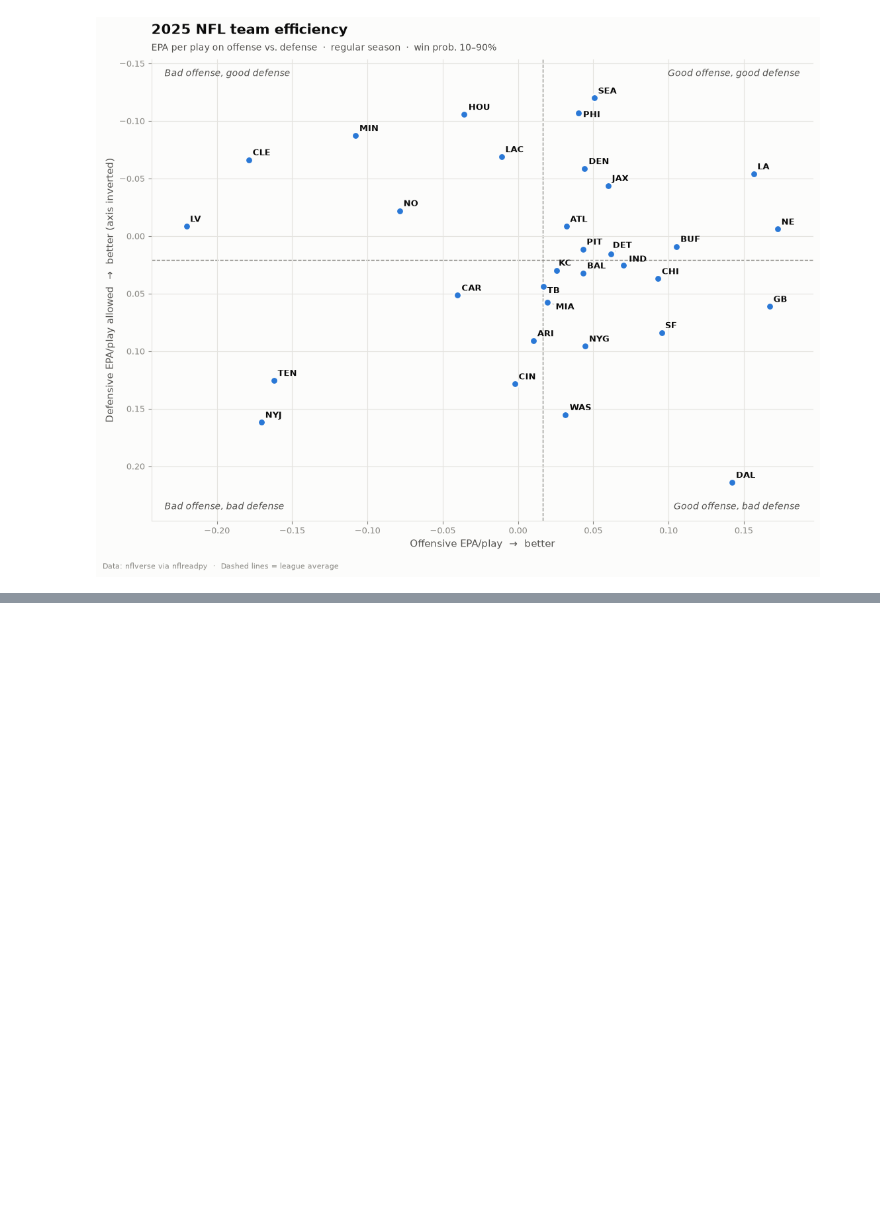
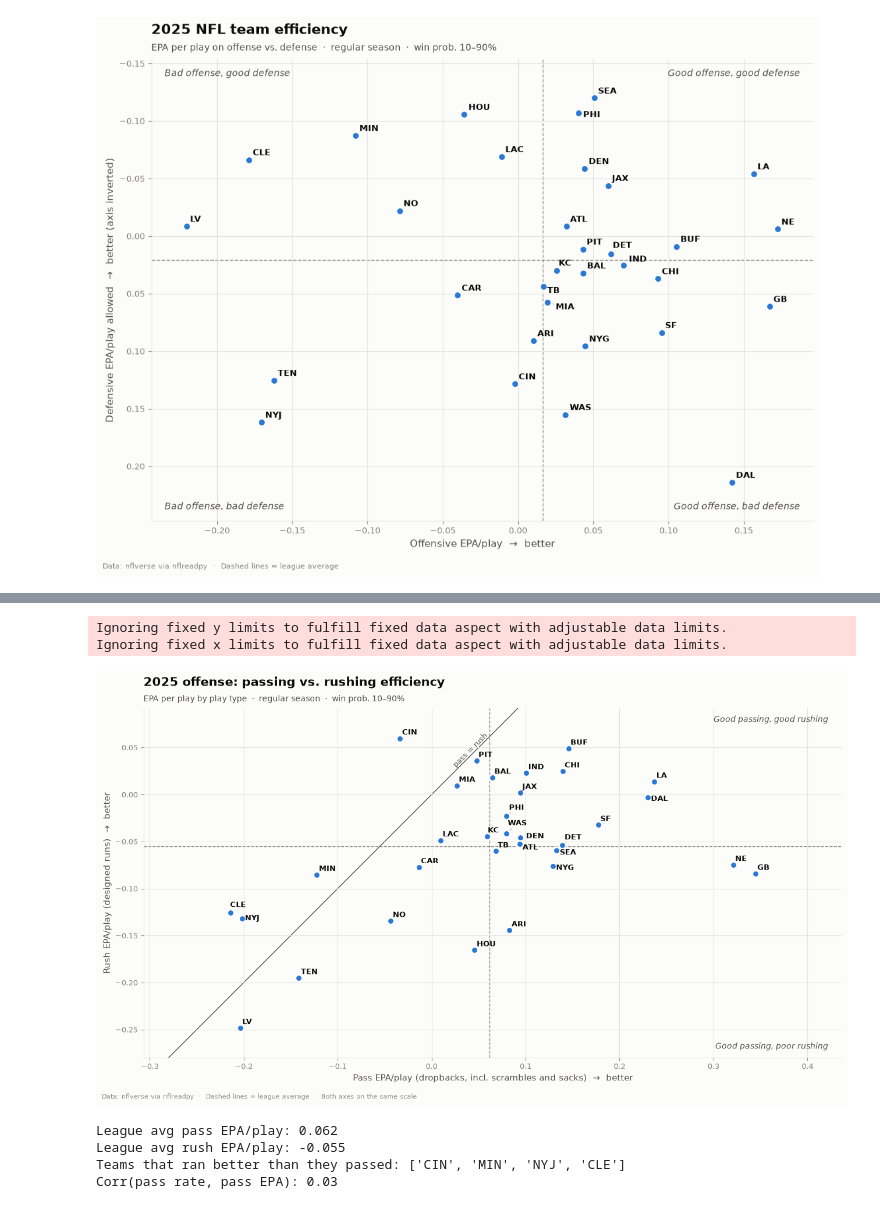
Before and after one commit to girsc007/nfl-analytics, a Jupyter notebook: notebooks/01_team_efficiency.ipynb, the cells around one changed output, grey strips where cells are left out. Drawn from its saved outputs; the diff is of its cells as text; code cells hidden in the pictures; blank space fills up the shorter version.

```diff
--- a/notebooks/01_team_efficiency.ipynb
+++ b/notebooks/01_team_efficiency.ipynb
@@ -61,0 +65,5 @@ fig, ax = plot_team_efficiency(
+# %%
+from nfl_analytics import team_pass_rush_epa, plot_pass_vs_rush
+
+split = team_pass_rush_epa(plays)
+split
@@ -62,2 +89,22 @@ fig, ax = plot_team_efficiency(
+# %%
+fig, ax = plot_pass_vs_rush(
+    split,
+    title=f"{SEASON} offense: passing vs. rushing efficiency",
+    subtitle="EPA per play by play type  ·  regular season  ·  win prob. 10–90%",
+)
+# %% [output]
+Ignoring fixed y limits to fulfill fixed data aspect with adjustable data limits.
+Ignoring fixed x limits to fulfill fixed data aspect with adjustable data limits.
+[figure, added]
+# %%
+print("League avg pass EPA/play:", round(split['pass_epa'].mean(), 3))
+print("League avg rush EPA/play:", round(split['rush_epa'].mean(), 3))
+print("Teams that ran better than they passed:", list(split[split['rush_epa'] > split['pass_epa']].index))
+print("Corr(pass rate, pass EPA):", round(split['pass_rate'].corr(split['pass_epa']), 2))
+# %% [output]
+League avg pass EPA/play: 0.062
+League avg rush EPA/play: -0.055
+Teams that ran better than they passed: ['CIN', 'MIN', 'NYJ', 'CLE']
+Corr(pass rate, pass EPA): 0.03
 # %% [markdown]
 ## Ideas to explore next
```
Also changed, not shown: parts of 3 cells of this notebook, 7 other files.
